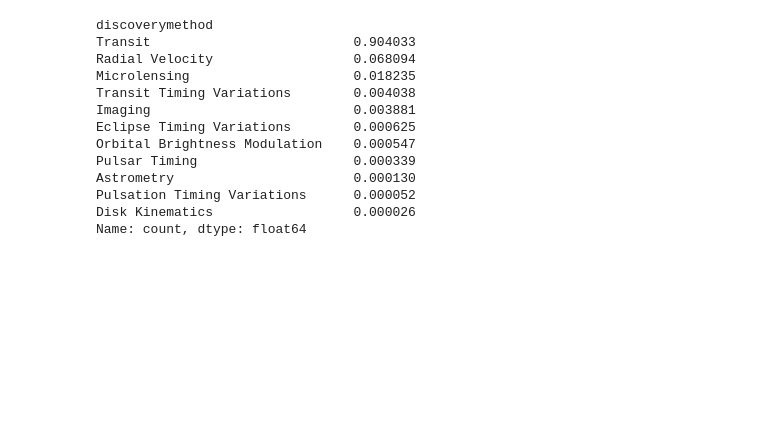
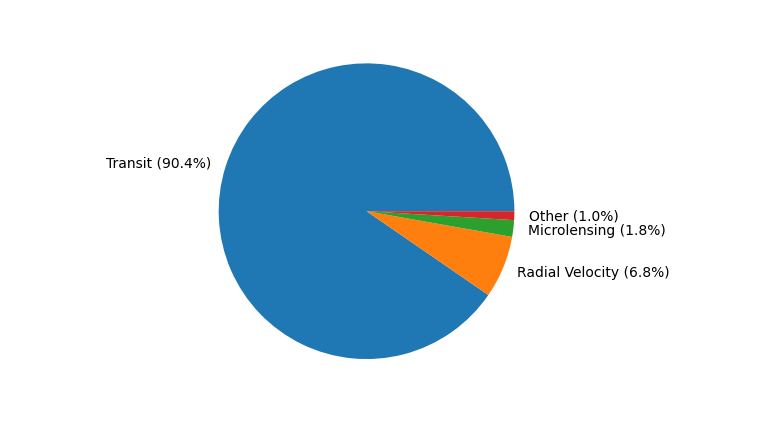
Before and after one commit to jameshlms/itcs-3156-exoplanet-classification-project, a Jupyter notebook: disc_method_classification.ipynb, the cells around one changed output. Cells and saved outputs as stored; diff of their text form; code cells hidden in the pictures; blank space fills up the shorter version.

```diff
--- a/disc_method_classification.ipynb
+++ b/disc_method_classification.ipynb
@@ -72,18 +137,13 @@ df
 # %%
-disc_breakdown = df["discoverymethod"].value_counts()
-disc_breakdown /= disc_breakdown.sum()
-disc_breakdown
+counts = df["discoverymethod"].value_counts()
+
+breakdown = counts[:3]
+breakdown["Other"] = counts[3:].sum()
+
+plt.pie(
+    breakdown,
+    labels=[f"{label} ({(num / len(df)):.1%})" for label, num in breakdown.items()],
+)
+plt.show()
 # %% [output]
-discoverymethod
-Transit                          0.904033
-Radial Velocity                  0.068094
-Microlensing                     0.018235
-Transit Timing Variations        0.004038
-Imaging                          0.003881
-Eclipse Timing Variations        0.000625
-Orbital Brightness Modulation    0.000547
-Pulsar Timing                    0.000339
-Astrometry                       0.000130
-Pulsation Timing Variations      0.000052
-Disk Kinematics                  0.000026
-Name: count, dtype: float64
+[figure, added]
```
Also changed, not shown: parts of 25 cells of this notebook.
